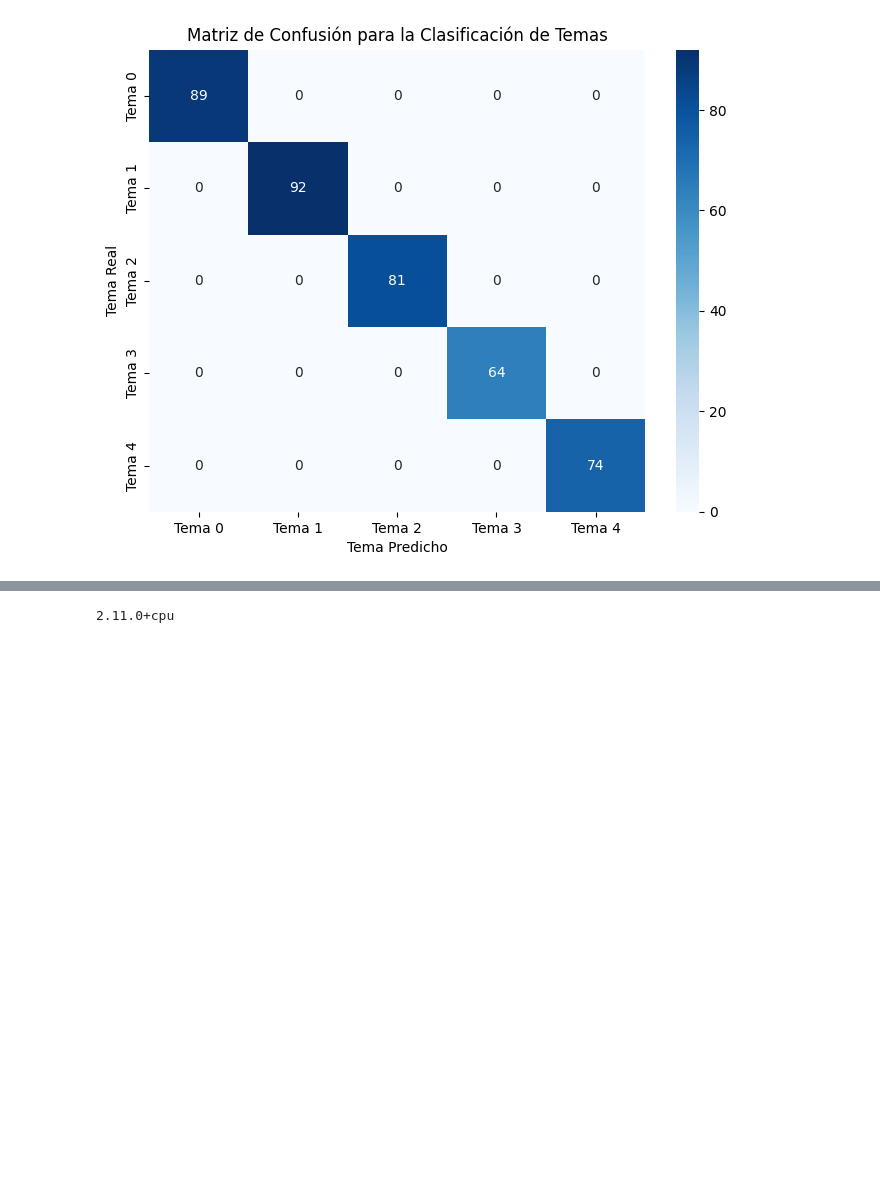
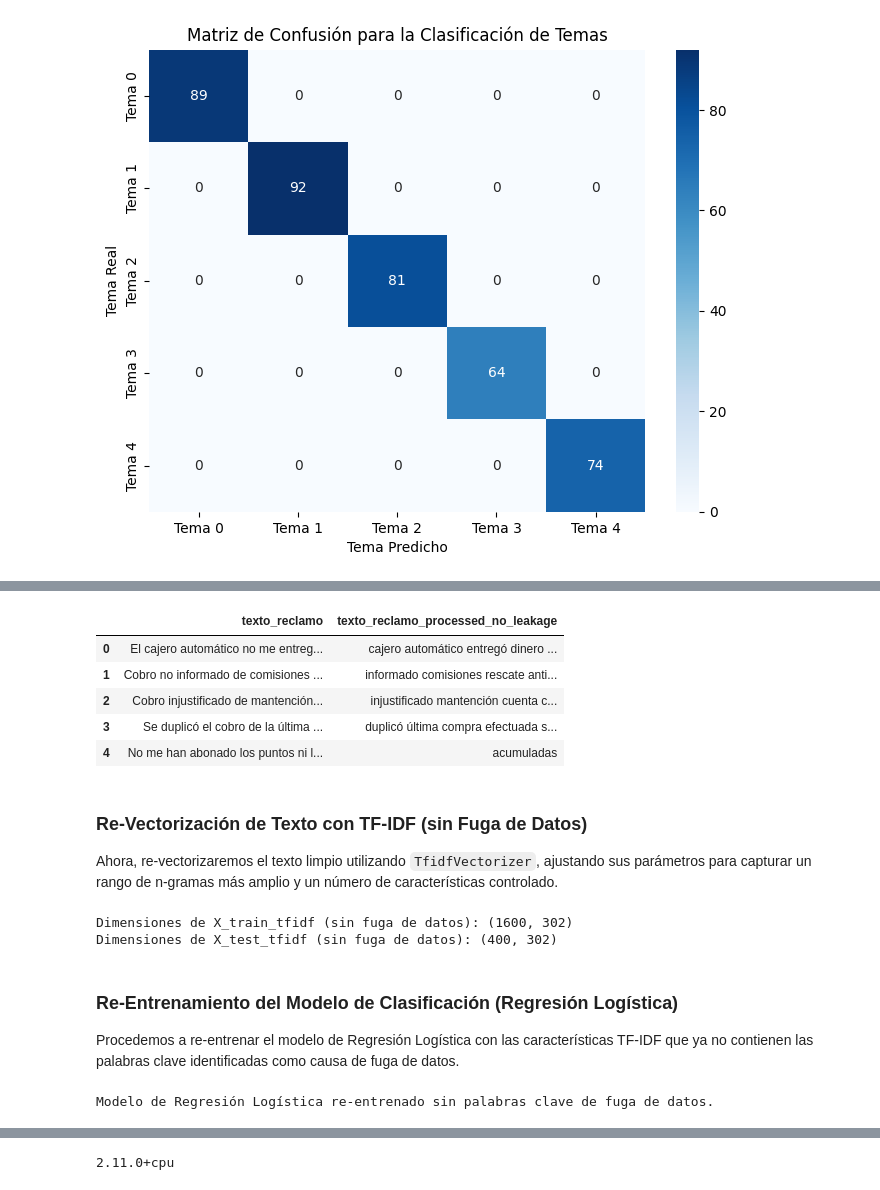
Before and after one commit to signur43/Curso_DataScienceIII, a Jupyter notebook: Codigo/Curso_3.ipynb, the cells around one changed output, grey strips where cells are left out. Cells and saved outputs as stored; diff of their text form; code cells hidden in the pictures; blank space fills up the shorter version.

```diff
--- a/Codigo/Curso_3.ipynb
+++ b/Codigo/Curso_3.ipynb
@@ -636,0 +736,75 @@ weighted avg       1.00      1.00      1.00       400
+# %%
+# 1. Definir las palabras clave que se consideran 'leakage words'
+# Estas se extraen manualmente de la salida de LDA para cada tema
+leakage_words = set([
+    'póliza', 'dividendo', 'seguro', 'renovación', 'prima', 'incendio', 'notificado', 'vida', 'aumento', # Tema 0
+    'prepago', 'certificado', 'deuda', 'consumo', 'crédito', 'saldo', 'tras', # Tema 1
+    'cobro', 'cuota', 'indebidos', 'aplicando', 'moratorios', 'adicional', 'ventanilla', 'reflejó', # Tema 2
+    'tarjeta', 'protección', 'autorizado', 'contratado', 'puntos', 'millas', 'abonado', # Tema 3
+    'cobraron', 'solicité', 'procesó', 'tiempo', 'clonación', 'bloqueo', 'corresponde', 'comisión' # Tema 4
+])
+
+# 2. Modificar la función de preprocesamiento para eliminar estas palabras
+from nltk.corpus import stopwords
+from nltk.stem import WordNetLemmatizer
+import re
+
+lemmatizer = WordNetLemmatizer()
+stop_words = set(stopwords.words('spanish'))
+
+def preprocess_text_no_leakage(text):
+    text = text.lower() # Convertir a minúsculas
+    text = re.sub(r'\d+', '', text) # Eliminar números
+    text = re.sub(r'[\W_]+', ' ', text) # Eliminar puntuación y caracteres especiales
+    tokens = text.split() # Tokenizar
+    # Lematizar y eliminar stopwords y leakage_words
+    tokens = [lemmatizer.lemmatize(word) for word in tokens if word not in stop_words and word not in leakage_words]
+    return ' '.join(tokens)
+
+# 3. Re-aplicar el preprocesamiento al DataFrame
+df['texto_reclamo_processed_no_leakage'] = df['texto_reclamo'].apply(preprocess_text_no_leakage)
+display(df[['texto_reclamo', 'texto_reclamo_processed_no_leakage']].head())
+# %% [output]
+|  | texto_reclamo | texto_reclamo_processed_no_leakage |
+| 0 | El cajero automático no me entreg... | cajero automático entregó dinero ... |
+| 1 | Cobro no informado de comisiones ... | informado comisiones rescate anti... |
+| 2 | Cobro injustificado de mantención... | injustificado mantención cuenta c... |
+| 3 | Se duplicó el cobro de la última ... | duplicó última compra efectuada s... |
+| 4 | No me han abonado los puntos ni l... | acumuladas |
+# %% [markdown]
+### Re-Vectorización de Texto con TF-IDF (sin Fuga de Datos)
+
+Ahora, re-vectorizaremos el texto limpio utilizando `TfidfVectorizer`, ajustando sus parámetros para capturar un rango de n-gramas más amplio y un número de características controlado.
+# %%
+# 4. Definir características (X) y objetivo (y) con el texto sin fuga de datos
+X_no_leak = df['texto_reclamo_processed_no_leakage']
+y = df['main_topic'] # 'main_topic' sigue siendo la variable objetivo
+
+# Dividir los datos en conjuntos de entrenamiento y prueba nuevamente
+X_train_no_leak, X_test_no_leak, y_train, y_test = train_test_split(X_no_leak, y, test_size=0.2, random_state=42, stratify=y)
+
+# Inicializar TfidfVectorizer nuevamente
+# Mantendremos los mismos parámetros para una comparación justa, pero ahora sobre un texto diferente
+vectorizer_no_leak = TfidfVectorizer(max_features=500, ngram_range=(1, 2))
+
+# Ajustar el vectorizador solo en los datos de entrenamiento y transformar ambos conjuntos
+X_train_tfidf_no_leak = vectorizer_no_leak.fit_transform(X_train_no_leak)
+X_test_tfidf_no_leak = vectorizer_no_leak.transform(X_test_no_leak)
+
+print(f"Dimensiones de X_train_tfidf (sin fuga de datos): {X_train_tfidf_no_leak.shape}")
+print(f"Dimensiones de X_test_tfidf (sin fuga de datos): {X_test_tfidf_no_leak.shape}")
+# %% [output]
+Dimensiones de X_train_tfidf (sin fuga de datos): (1600, 302)
+Dimensiones de X_test_tfidf (sin fuga de datos): (400, 302)
+# %% [markdown]
+### Re-Entrenamiento del Modelo de Clasificación (Regresión Logística)
+
+Procedemos a re-entrenar el modelo de Regresión Logística con las características TF-IDF que ya no contienen las palabras clave identificadas como causa de fuga de datos.
+# %%
+# 5. Inicializar y re-entrenar el modelo de Regresión Logística
+classifier_re_trained = LogisticRegression(max_iter=1000, random_state=42)
+classifier_re_trained.fit(X_train_tfidf_no_leak, y_train)
+
+print("Modelo de Regresión Logística re-entrenado sin palabras clave de fuga de datos.")
+# %% [output]
+Modelo de Regresión Logística re-entrenado sin palabras clave de fuga de datos.
```
Also changed, not shown: parts of 10 cells of this notebook.
